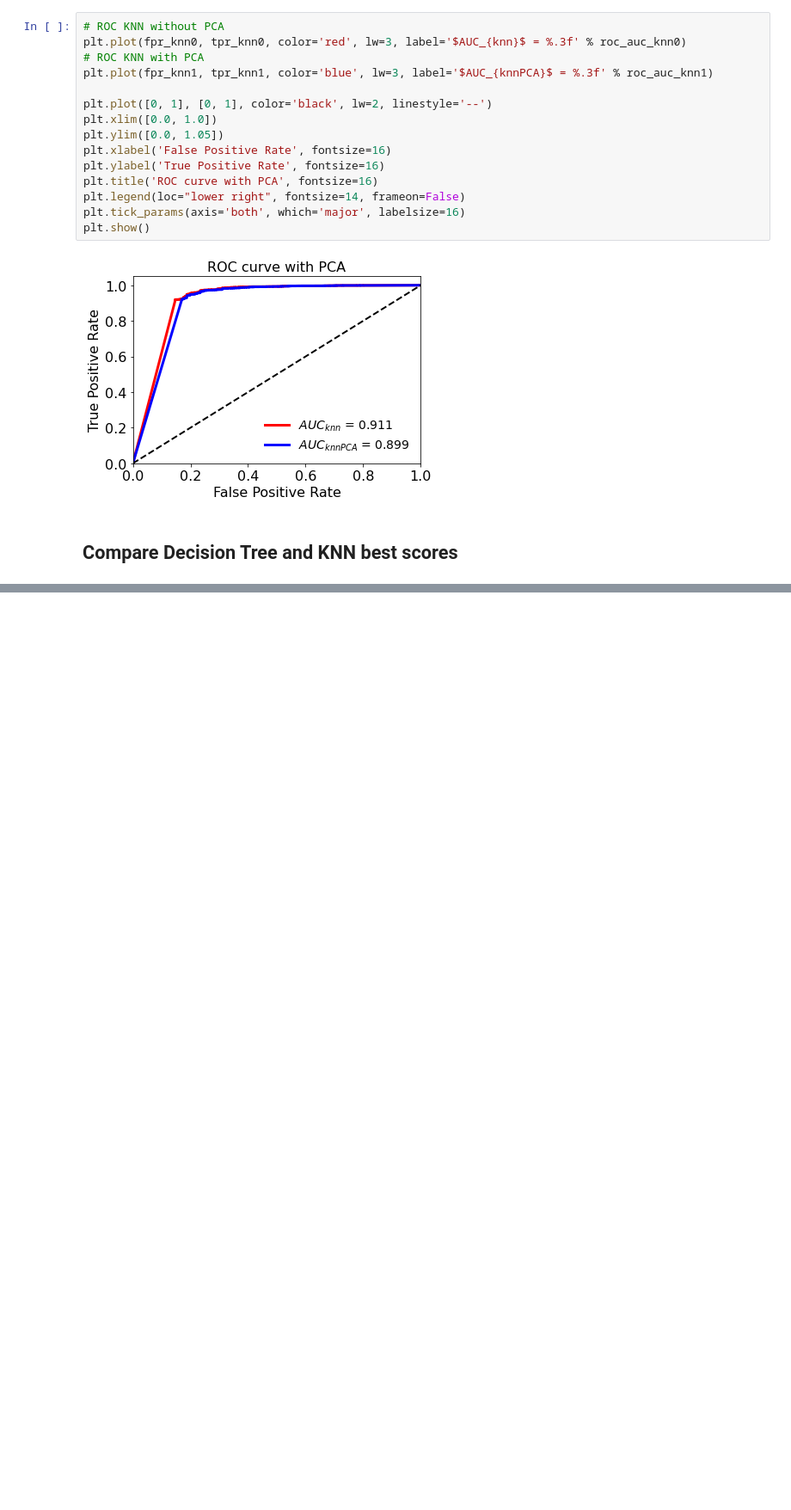
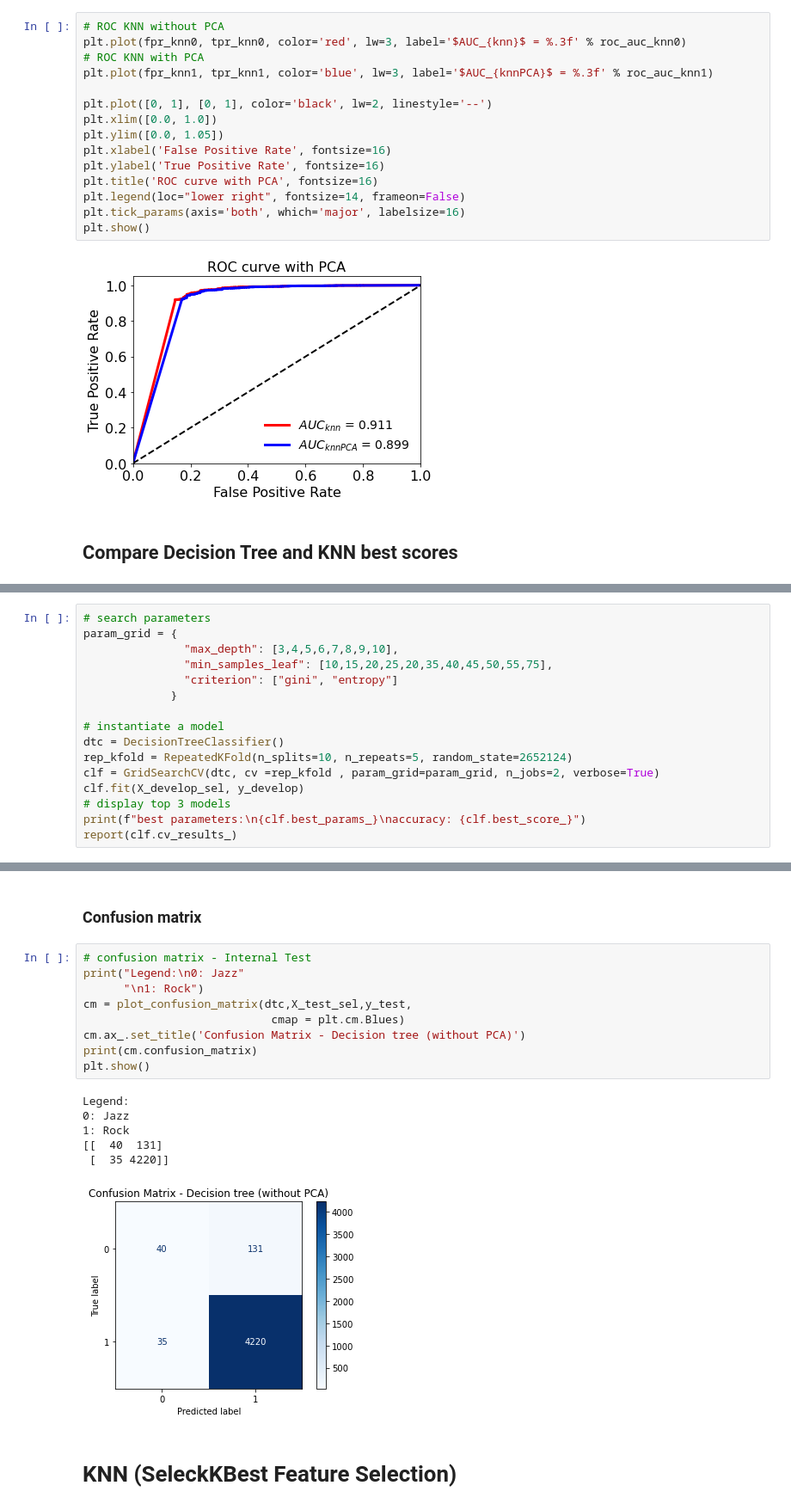
Before and after one commit to gaetanoantonicchio/DataMining-2, a Jupyter notebook: src/Module 1/Classification/Decision Tree - KNN/Features_librosa/bin-genre_class-decision_tree-KNN_unbalanced-features.ipynb, the cells around one changed output, grey strips where cells are left out. Shown at 86% size. Cells and saved outputs as stored; diff of their text form; blank space fills up the shorter version.

```diff
--- a/src/Module 1/Classification/Decision Tree - KNN/Features_librosa/bin-genre_class-decision_tree-KNN_unbalanced-features.ipynb
+++ b/src/Module 1/Classification/Decision Tree - KNN/Features_librosa/bin-genre_class-decision_tree-KNN_unbalanced-features.ipynb
@@ -674,0 +694,16 @@ plt.show()
+# %%
+# search parameters
+param_grid = {
+               "max_depth": [3,4,5,6,7,8,9,10],
+               "min_samples_leaf": [10,15,20,25,20,35,40,45,50,55,75],
+               "criterion": ["gini", "entropy"]
+             }
+
+# instantiate a model
+dtc = DecisionTreeClassifier()
+rep_kfold = RepeatedKFold(n_splits=10, n_repeats=5, random_state=2652124)
+clf = GridSearchCV(dtc, cv =rep_kfold , param_grid=param_grid, n_jobs=2, verbose=True)
+clf.fit(X_develop_sel, y_develop)
+# display top 3 models
+print(f"best parameters:\n{clf.best_params_}\naccuracy: {clf.best_score_}")
+report(clf.cv_results_)
@@ -674,0 +777,20 @@ plt.show()
+# %% [markdown]
+### Confusion matrix
+# %%
+# confusion matrix - Internal Test
+print("Legend:\n0: Jazz"
+      "\n1: Rock")
+cm = plot_confusion_matrix(dtc,X_test_sel,y_test,
+                            cmap = plt.cm.Blues)
+cm.ax_.set_title('Confusion Matrix - Decision tree (without PCA)')
+print(cm.confusion_matrix)
+plt.show()
+# %% [output]
+Legend:
+0: Jazz
+1: Rock
+[[  40  131]
+ [  35 4220]]
+[figure, added]
+# %% [markdown]
+# KNN (SeleckKBest Feature Selection)
```
Also changed, not shown: parts of 18 cells of this notebook.
